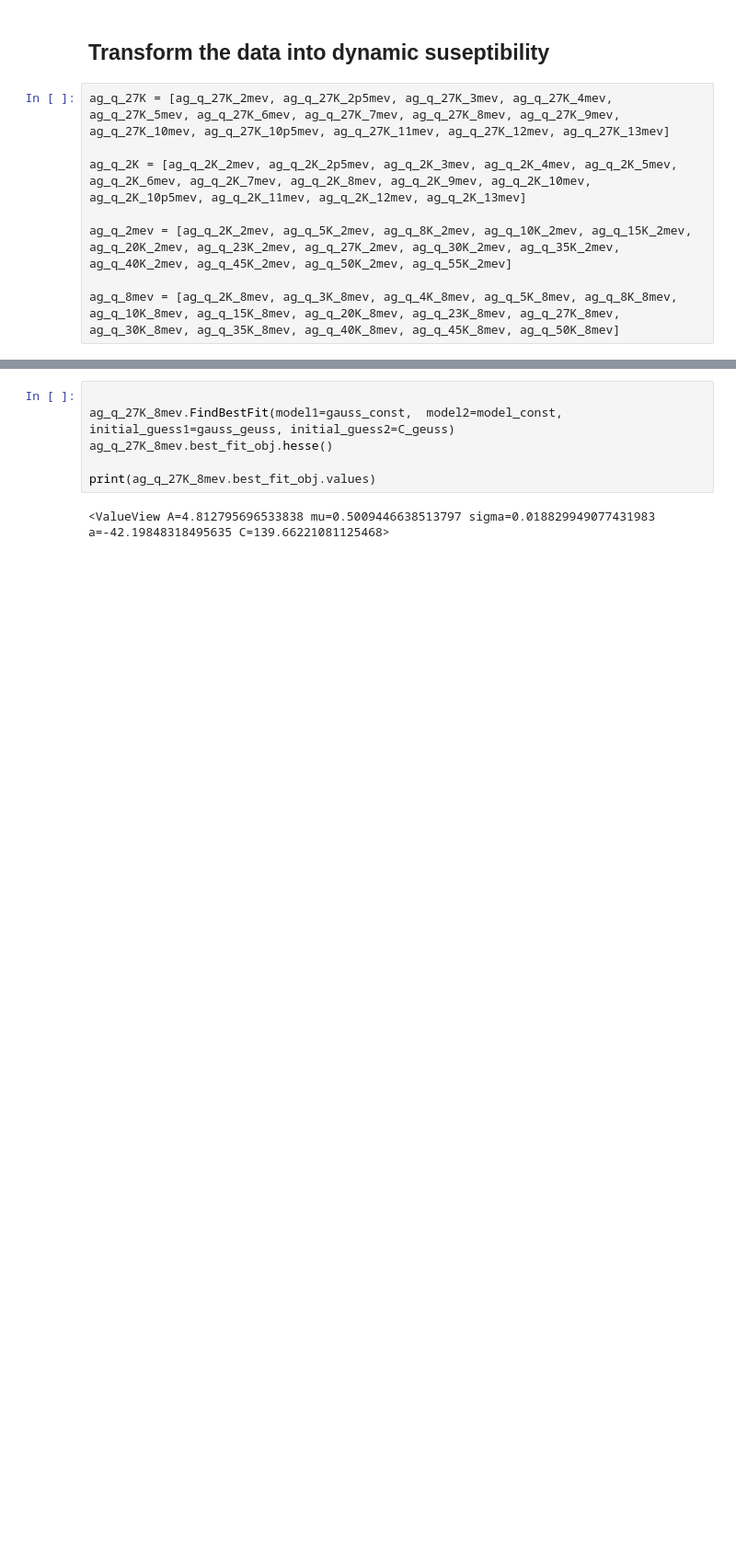
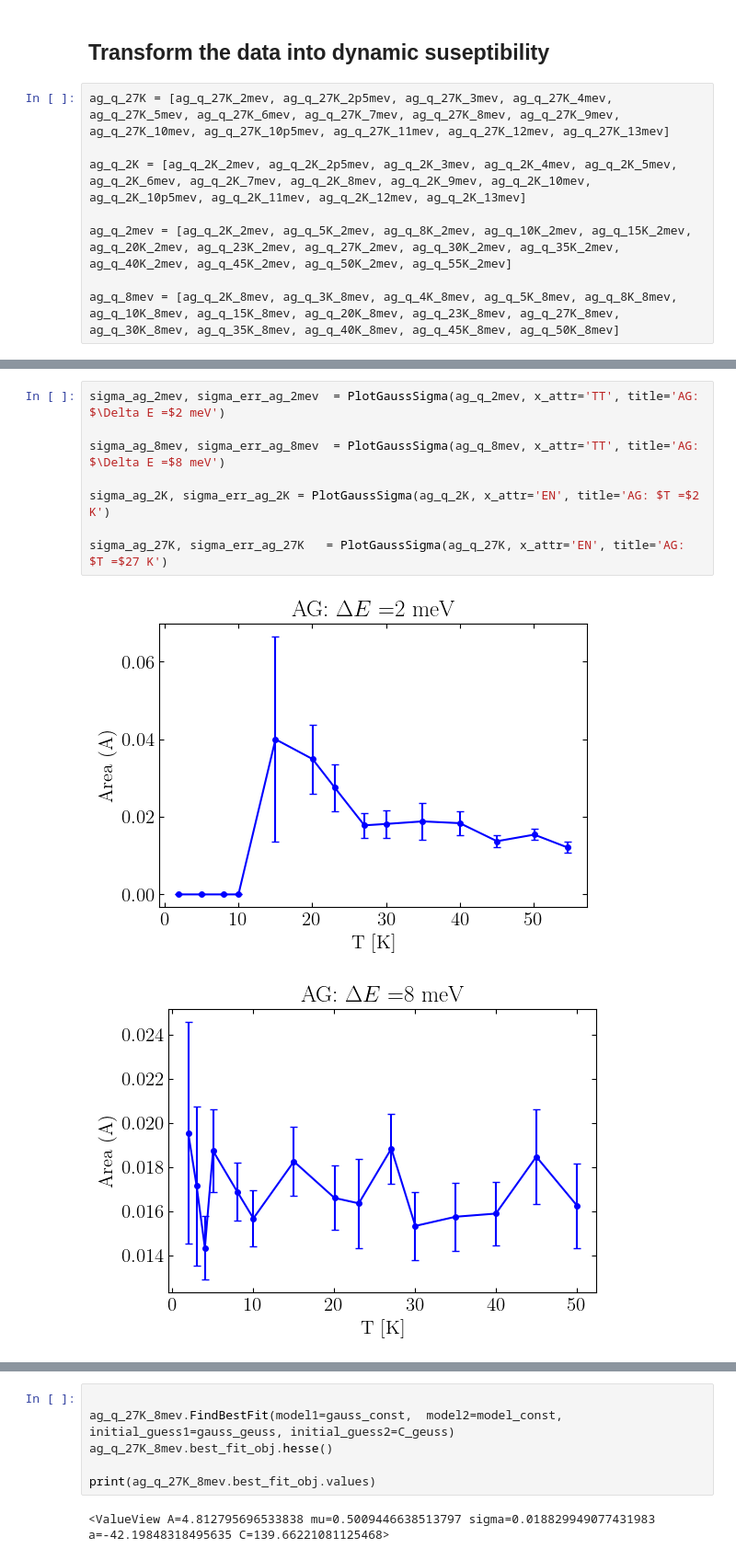
Before and after one commit to NBI-Magnetism-Group/NCCO_Analysis_Code_2026, a Jupyter notebook: DataAnalysis.ipynb, the cells around one changed output, grey strips where cells are left out. Shown at 92% size. Saved outputs shown, nothing was run; the diff lists cells and outputs as text; blank space fills up the shorter version.

```diff
--- a/DataAnalysis.ipynb
+++ b/DataAnalysis.ipynb
@@ -877,3 +877,14 @@ PlotGaussArea(ag_q_27K, x_attr='EN', title='AG: $T =$27 K')
 [figure]
 [figure]
 [figure]
+# %%
+sigma_ag_2mev, sigma_err_ag_2mev  = PlotGaussSigma(ag_q_2mev, x_attr='TT', title='AG: $\Delta E =$2 meV')
+
+sigma_ag_8mev, sigma_err_ag_8mev  = PlotGaussSigma(ag_q_8mev, x_attr='TT', title='AG: $\Delta E =$8 meV')
+
+sigma_ag_2K, sigma_err_ag_2K = PlotGaussSigma(ag_q_2K, x_attr='EN', title='AG: $T =$2 K')
+
+sigma_ag_27K, sigma_err_ag_27K   = PlotGaussSigma(ag_q_27K, x_attr='EN', title='AG: $T =$27 K')
+# %% [output]
+[figure, added]
+[figure, added]
```
Also changed, not shown: parts of 8 cells of this notebook, 4 other files.
